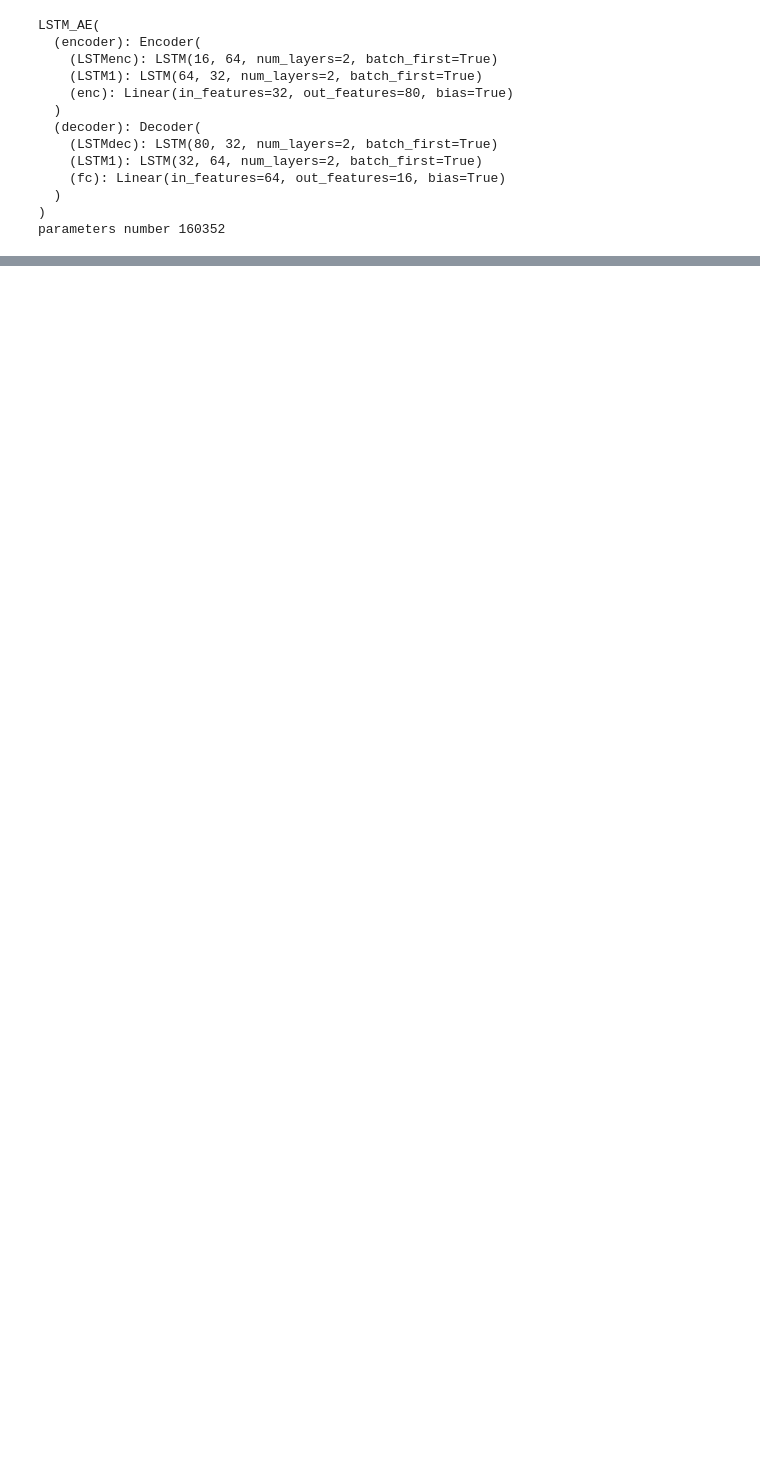
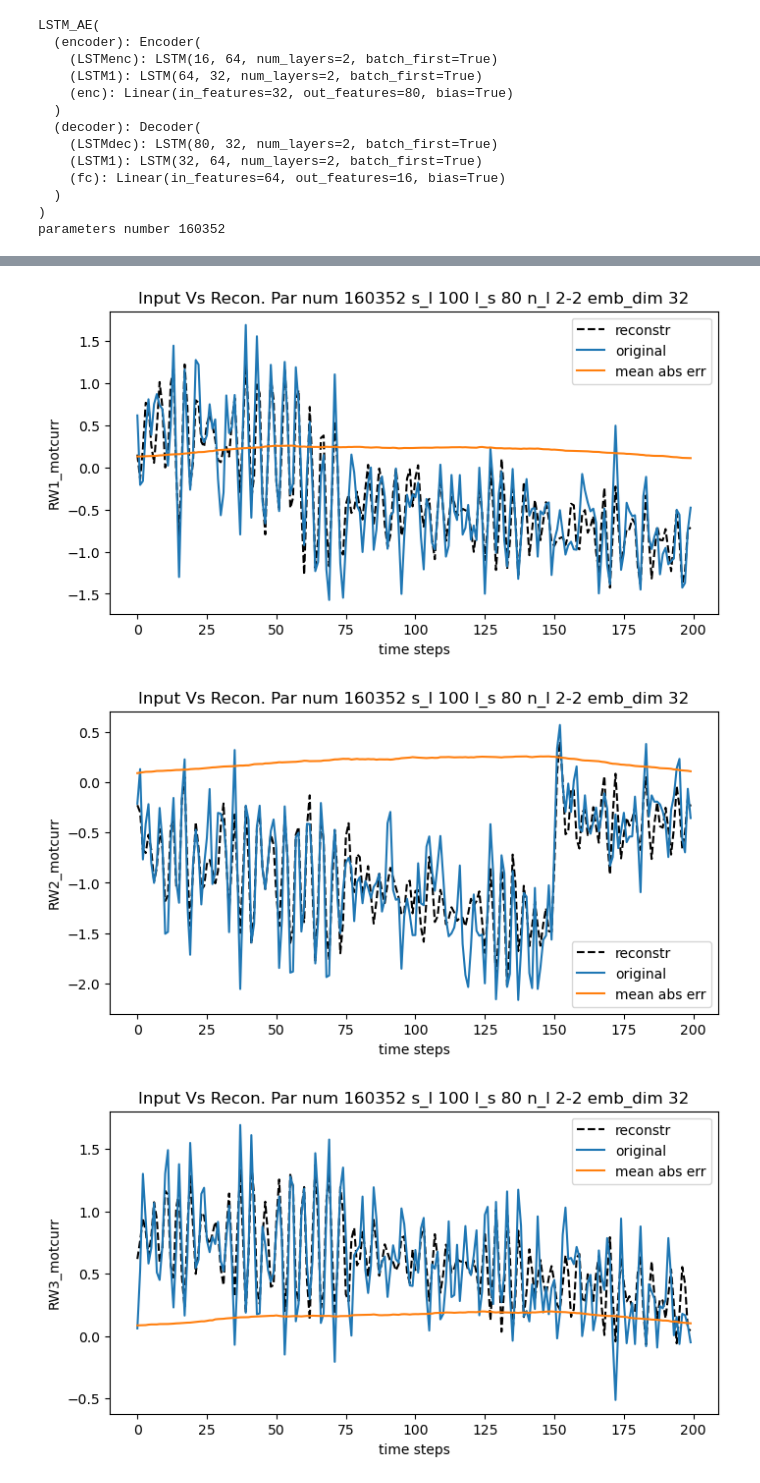
Before and after one commit to robomorelli/anomaly_detection_time_series, a Jupyter notebook: esa/plot_results_lstm_esa.ipynb, the cells around one changed output, grey strips where cells are left out. Drawn from its saved outputs; the diff is of its cells as text; code cells hidden in the pictures; blank space fills up the shorter version.

```diff
--- a/esa/plot_results_lstm_esa.ipynb
+++ b/esa/plot_results_lstm_esa.ipynb
@@ -250,20 +132,10 @@ NameError: name 'ya' is not defined
-# %%
-cols = checkpoint['cfg']['dataset']['columns']
-sequence_length = params_conf['sequence_length']
-batch_size = params_conf['batch_size']
-predict = params_conf['predict']
-out_window = params_conf['out_window']
-
-n_features = params_conf['n_features']
-scaled = params_conf['scaled']
-sampling_rate = params_conf['sampling_rate']
-shuffle = cfg['dataset']['shuffle']
-columns_subset = cfg['dataset']['columns_subset']
-dataset_subset = cfg['dataset']['dataset_subset']
-dataset_subset = cfg['dataset']['dataset_subset']
-train_val_split = cfg['dataset']['train_val_split']
-target = cfg['dataset']['target']
-
-latent_dim = params_conf['latent_dim']
-par_nums = checkpoint['parameters_number']
-seq_len = params_conf['sequence_length']
+# %%
+show_results(x,yo,checkpoint['cfg']['dataset']['columns'],
+    model_name,params_conf,
+    par_nums,shift,num_batch,
+    architecture='lstm_ae',
+    save=False)
+# %% [output]
+[figure, added]
+[figure, added]
+[figure, added]
```
Also changed, not shown: parts of 13 cells of this notebook, 10 other files.
